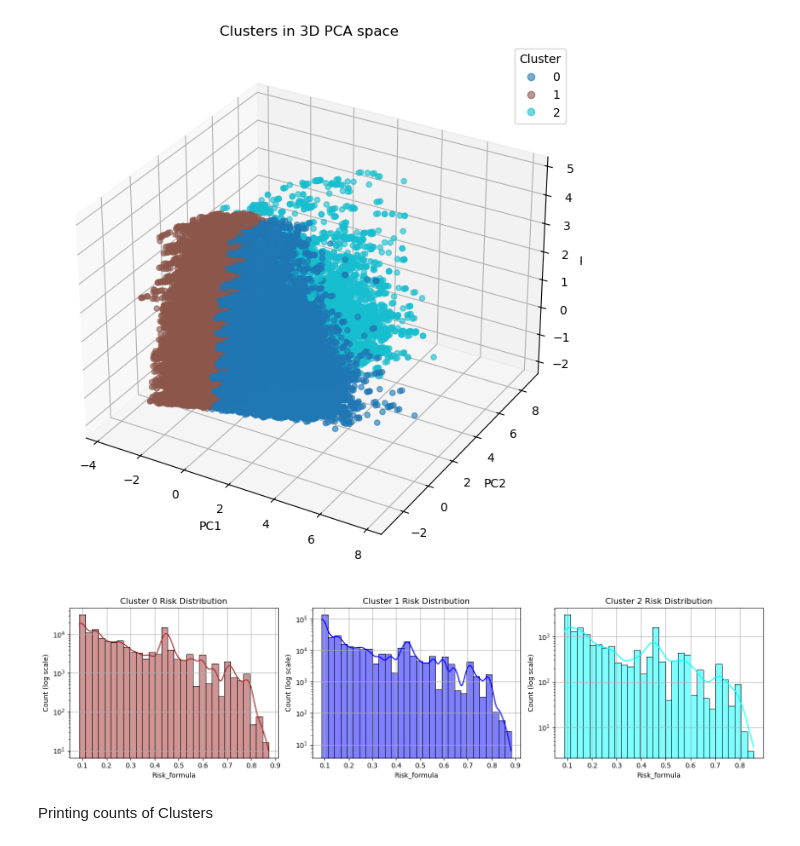
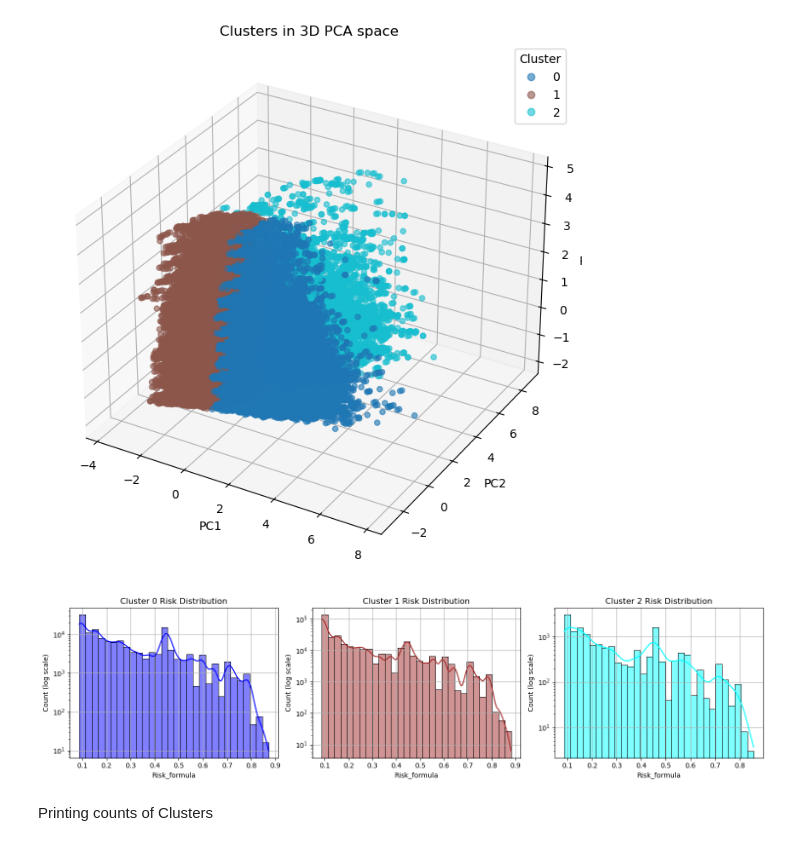
Before and after one commit to TheFreeMan21/machine-n-learnings-inc, a Jupyter notebook: dimensionality_reduction/pca_dimension_reduction_clustering.ipynb, the cells around one changed output. Cells and saved outputs as stored; diff of their text form; code cells hidden in the pictures.

```diff
--- a/dimensionality_reduction/pca_dimension_reduction_clustering.ipynb
+++ b/dimensionality_reduction/pca_dimension_reduction_clustering.ipynb
@@ -17,7 +17,7 @@ import seaborn as sns
 # %% [markdown]
 Filtering
 # %%
-df_original=pd.read_csv('/Users/takac/machinelearning/machine-n-learnings-inc/src/claims_train.csv')
+df_original=pd.read_csv('C:/Users/bogda/Documents/Semester 3/Machine Learning/machine-n-learnings-inc/src/claims_train.csv')
 #Since the density is the continiuous variable, we can drop the Area column
 df_original.drop('Area', axis=1, inplace=True)
 #Rescale BonusMalus, since in the literature it is said to be between 0.5 and 3.5
@@ -157,27 +153,27 @@ plt.show()
 [figure]
 # %%
 clusters = sorted(df["Cluster"].unique())
-colors = ["brown", "blue", "cyan"]
+colors = ["blue", "brown", "cyan"]
 
 plt.figure(figsize=(15, 4))
 for i, cluster in enumerate(clusters):
     plt.subplot(1, len(clusters), i + 1)
     sns.histplot(
         df[df["Cluster"] == cluster]["Risk"],
         bins=30,
         kde=True,
         color=colors[i]
     )
     plt.title(f"Cluster {cluster} Risk Distribution")
     plt.xlabel("Risk_formula")
     plt.ylabel("Count (log scale)")
     plt.yscale("log")
     plt.grid(True)
 
 plt.tight_layout()
 plt.show()
 # %% [output]
-[figure, old version]
+[figure, new version]
 # %% [markdown]
 Printing counts of Clusters
 # %%
```
Also changed, not shown: parts of 1 cell of this notebook, 2 other files.
